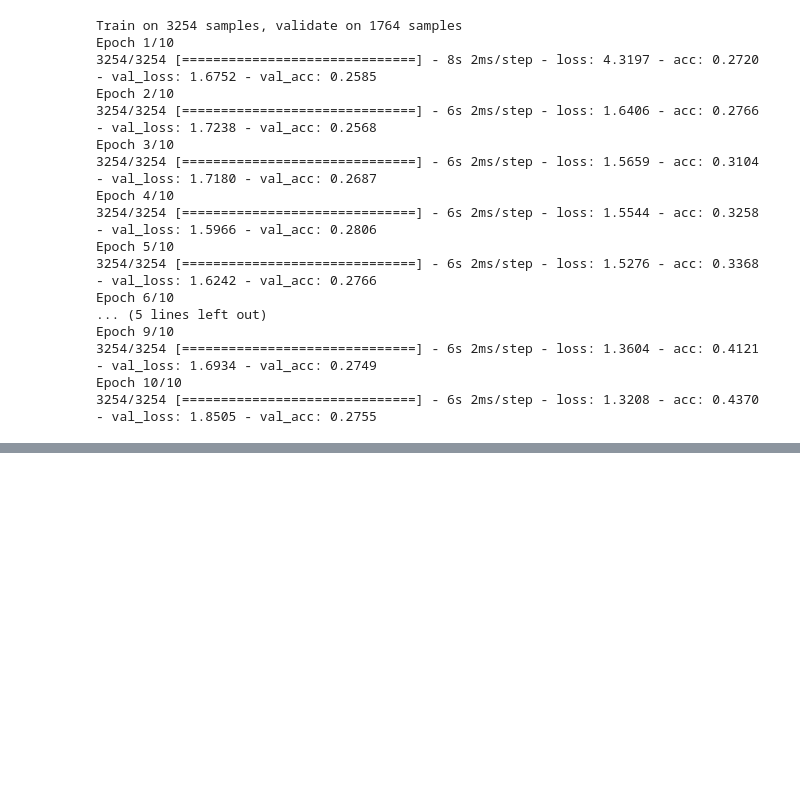
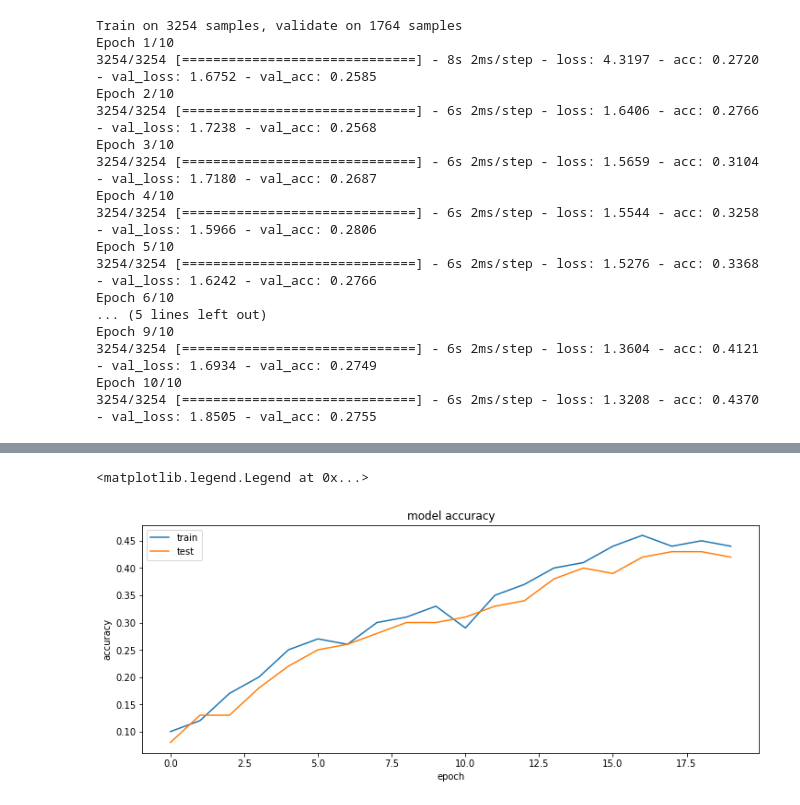
Before and after one commit to zhangruochi/kaggle, a Jupyter notebook: Petfinder.my/code/model_image.ipynb, the cells around one changed output, grey strips where cells are left out. Saved outputs shown, nothing was run; the diff lists cells and outputs as text; code cells hidden in the pictures; blank space fills up the shorter version.

```diff
--- a/Petfinder.my/code/model_image.ipynb
+++ b/Petfinder.my/code/model_image.ipynb
@@ -280,0 +283,19 @@ plt.show()
+# %%
+acc = [0.1,0.12,0.17,0.20,0.25,0.27,0.26,0.30,0.31,0.33,0.29,0.35,0.37,0.40,0.41,0.44,0.46,0.44,0.45,0.44]
+val_acc = [0.08,0.13,0.13,0.18,0.22,0.25,0.26,0.28,0.30,0.30,0.31,0.33,0.34,0.38,0.40,0.39,0.42,0.43,0.43,0.42]
+
+
+plt.figure(figsize = (12,10))
+
+ # summarize history for accuracy
+
+plt.subplot(211)
+plt.plot(acc)
+plt.plot(val_acc)
+plt.title('model accuracy')
+plt.ylabel('accuracy')
+plt.xlabel('epoch')
+plt.legend(['train', 'test'], loc='upper left')
+# %% [output]
+<matplotlib.legend.Legend at 0x...>
+[figure, added]
```
Also changed, not shown: parts of 2 cells of this notebook, 17 other files.
